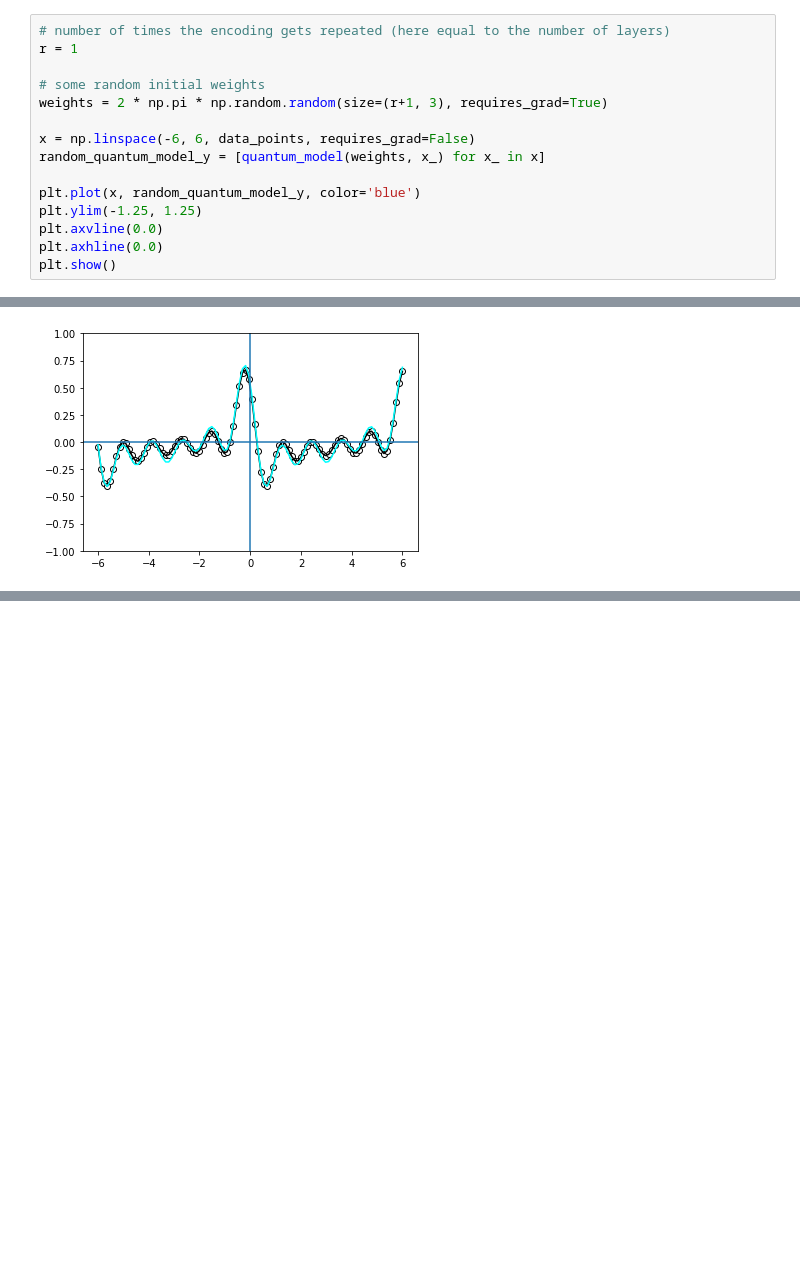
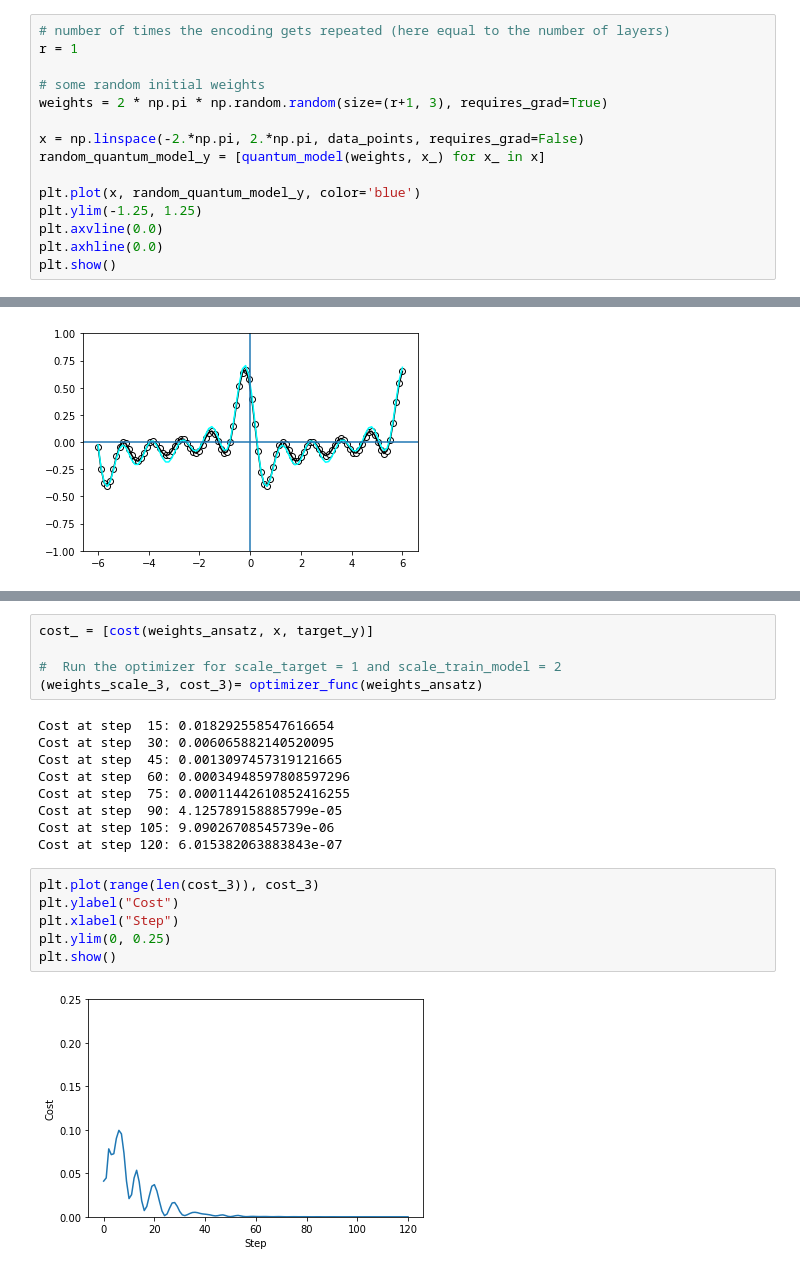
Before and after one commit to Pratha-Me/Expressivity-Quantum-Data-encoding-Fourier-Series, a Jupyter notebook: codes.ipynb, the cells around one changed output, grey strips where cells are left out. Drawn from its saved outputs; the diff is of its cells as text; blank space fills up the shorter version.

```diff
--- a/codes.ipynb
+++ b/codes.ipynb
@@ -115,7 +117,7 @@ r = 1
 # some random initial weights
 weights = 2 * np.pi * np.random.random(size=(r+1, 3), requires_grad=True)
 
-x = np.linspace(-6, 6, data_points, requires_grad=False)
+x = np.linspace(-2.*np.pi, 2.*np.pi, data_points, requires_grad=False)
 random_quantum_model_y = [quantum_model(weights, x_) for x_ in x]
 
 plt.plot(x, random_quantum_model_y, color='blue')
@@ -497,0 +581,22 @@ plt.show()
+# %%
+cost_ = [cost(weights_ansatz, x, target_y)]
+
+#  Run the optimizer for scale_target = 1 and scale_train_model = 2
+(weights_scale_3, cost_3)= optimizer_func(weights_ansatz)
+# %% [output]
+Cost at step  15: 0.018292558547616654
+Cost at step  30: 0.006065882140520095
+Cost at step  45: 0.0013097457319121665
+Cost at step  60: 0.00034948597808597296
+Cost at step  75: 0.00011442610852416255
+Cost at step  90: 4.125789158885799e-05
+Cost at step 105: 9.09026708545739e-06
+Cost at step 120: 6.015382063883843e-07
+# %%
+plt.plot(range(len(cost_3)), cost_3)
+plt.ylabel("Cost")
+plt.xlabel("Step")
+plt.ylim(0, 0.25)
+plt.show()
+# %% [output]
+[figure, added]
```
Also changed, not shown: parts of 7 cells of this notebook.
